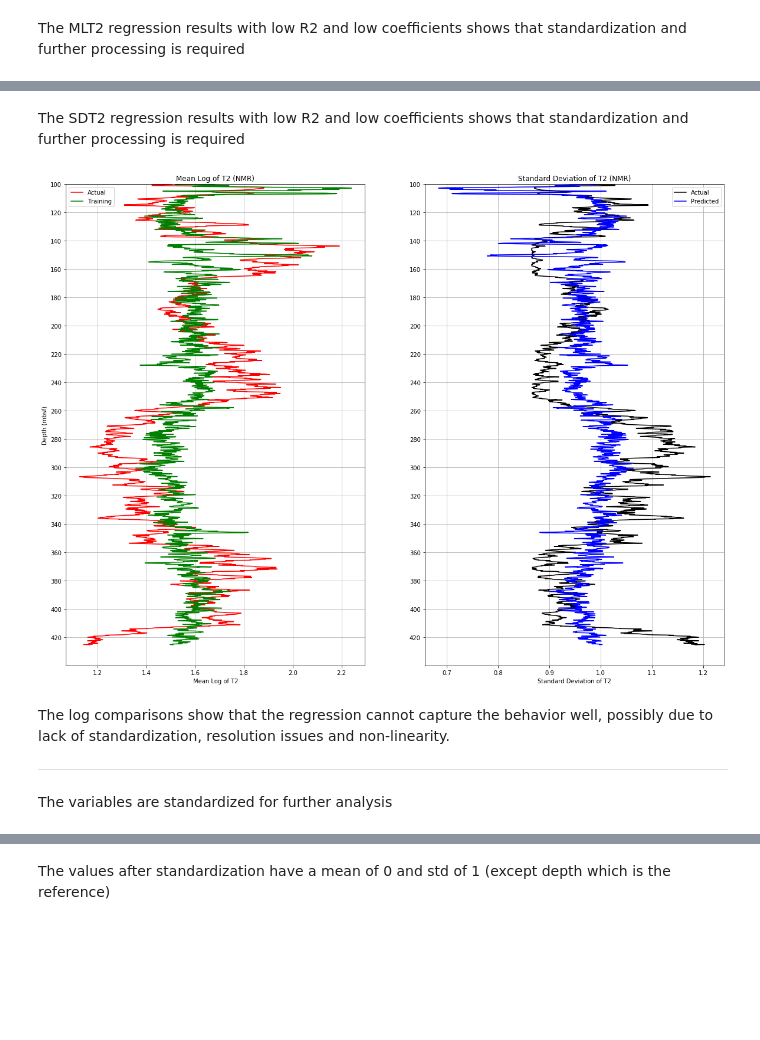
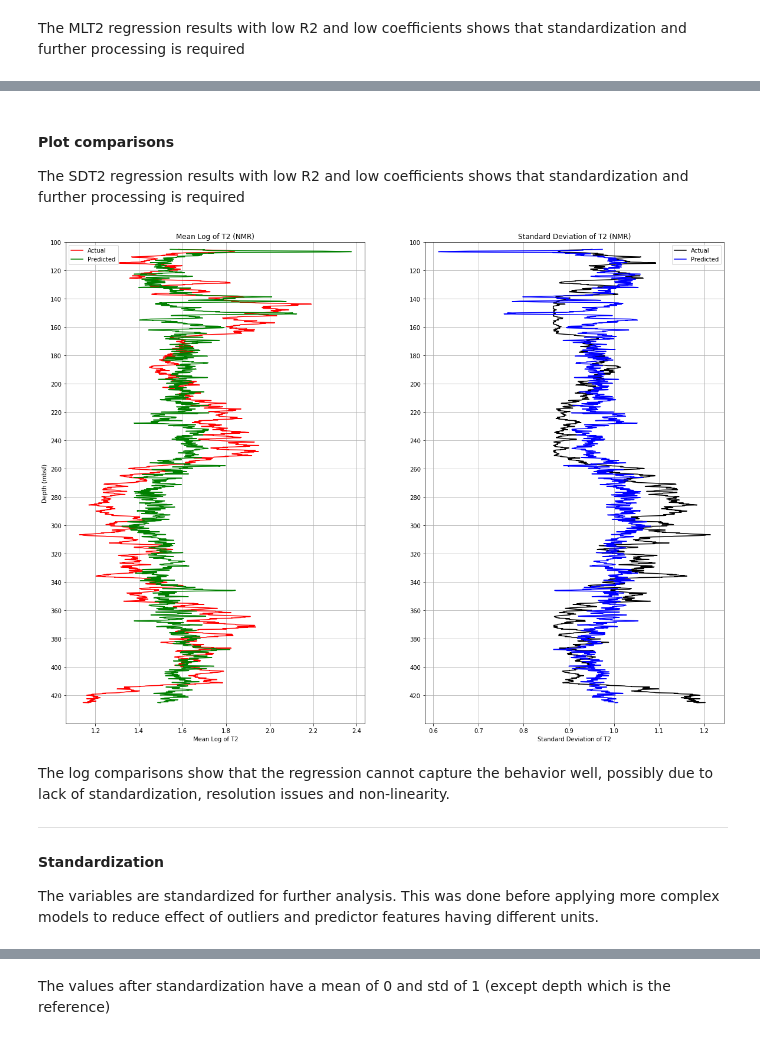
Before and after one commit to abhishekdbihani/synthetic_well-log_polynomial_regression, a Jupyter notebook: KC151 - PGE383 v1.ipynb, the cells around one changed output, grey strips where cells are left out. Drawn from its saved outputs; the diff is of its cells as text; code cells hidden in the pictures; blank space fills up the shorter version.

```diff
--- a/KC151 - PGE383 v1.ipynb
+++ b/KC151 - PGE383 v1.ipynb
@@ -75,0 +223,6 @@ df.describe().transpose()
+# %%
+#Remove all values < 105 mbsf as poor quality data
+
+df_new = df[df['Depth'] > 105]
+#Summary statistics of updated data
+df_new.describe()
@@ -188,6 +275,0 @@ From the abnormally large caliper at depths <100 mbsf we can infer that data is
-# %%
-#Remove all values < 100 mbsf as poor quality data
-
-df_new = df[df['Depth'] > 100]
-#Summary statistics of updated data
-df_new.describe().transpose()
@@ -261,12 +337,14 @@ For initial testing, a linear regression is conducted for MLT2 and SDT2 with oth
 # %%
-#Linear regression with statsmodels for MLT2
+#linear regression for MLT2 with all data
 
 X1 = df_new[['GR','Porosity','Caliper','Ring resistivity']] # here we have 4 input variables for multiple regression. If you just want to use one variable for simple linear regression, then use X = df['Interest_Rate'] for example.Alternatively, you may add additional variables within the brackets
 Y1 = df_new['MLT2_all_original'] # output variable (what we are trying to predict)
-X1 = sm.add_constant(X1) # adding a constant
 
-model1 = sm.OLS(Y1, X1).fit()
-predictions1 = model1.predict(X1)
-print_model1 = model1.summary()
-print(print_model1)
+
+lin_reg = LinearRegression()
+lin_reg.fit(X1, Y1)
+MLT2_pred=lin_reg.predict(X1)
+
+print('Coefficient of regression (R2) for MLT2')
+r2_score(Y1, MLT2_pred)
 # %% [output]
@@ -290,14 +353,14 @@ strong multicollinearity or other numerical problems.
 # %% [markdown]
 The MLT2 regression results with low R2 and low coefficients shows that standardization and further processing is required
 # %%
-#Linear regression with statsmodels for SDT2
+#linear regression for SDT2 with all data
 
 X2 = df_new[['GR', 'Porosity', 'Caliper', 'Ring resistivity']] # here we have 4 input variables for multiple regression. If you just want to use one variable for simple linear regression, then use X = df['Interest_Rate'] for example.Alternatively, you may add additional variables within the brackets
 Y2 = df_new['SD_all_original'] # output variable (what we are trying to predict)
-X2 = sm.add_constant(X2) # adding a constant
 
-model2 = sm.OLS(Y2, X2).fit()
-predictions2 = model2.predict(X2)
-print_model2 = model2.summary()
-print(print_model2)
+lin_reg.fit(X2, Y2)
+SDT2_pred=lin_reg.predict(X2)
+
+print('Coefficient of regression (R2) for SDT2')
+r2_score(Y2, SDT2_pred)
 # %% [output]
@@ -321,38 +369,42 @@ strong multicollinearity or other numerical problems.
 # %% [markdown]
+#### Plot comparisons
+
 The SDT2 regression results with low R2 and low coefficients shows that standardization and further processing is required
 # %%
 #Comparison between original and predicted MLT2 and SDT2
 
 plt.subplot(121)
 plt.plot(df_new['MLT2_all_original'].values, df_new['Depth'].values,'r',label='Actual')
-plt.plot(predictions1, df_new['Depth'].values,'g',label='Training')
+plt.plot(MLT2_pred, df_new['Depth'].values,'g',label='Predicted')
 plt.title(mlt2title)
 plt.xlabel(mlt2name)
 plt.ylabel(depthname)
 plt.yticks(np.arange(0, max(df_new['Depth'].values), 20.0))
 plt.grid(True)
 plt.gca().set_ylim([100,440])
 plt.gca().invert_yaxis()
 plt.legend()
 
 plt.subplot(122)
 plt.plot(df_new['SD_all_original'].values, df_new['Depth'].values,'k',label='Actual')
-plt.plot(predictions2, df_new['Depth'].values,'b',label='Predicted')
+plt.plot(SDT2_pred, df_new['Depth'].values,'b',label='Predicted')
 plt.title(sdt2title)
 plt.xlabel(sdt2name)
 plt.yticks(np.arange(0, max(df_new['Depth'].values), 20.0))
 plt.grid(True)
 plt.gca().set_ylim([100,440])
 plt.gca().invert_yaxis()
 plt.legend()
 
 plt.gcf().set_size_inches(20, 15)
 # %% [output]
-[figure, old version]
+[figure, new version]
 # %% [markdown]
 The log comparisons show that the regression cannot capture the behavior well, possibly due to lack of standardization, resolution issues and non-linearity.
 ***
-The variables are standardized for further analysis
+#### Standardization
+
+The variables are standardized for further analysis. This was done before applying more complex models to reduce effect of outliers and predictor features having different units.
 # %%
 #Standardization
 
```
Also changed, not shown: parts of 91 cells of this notebook.
